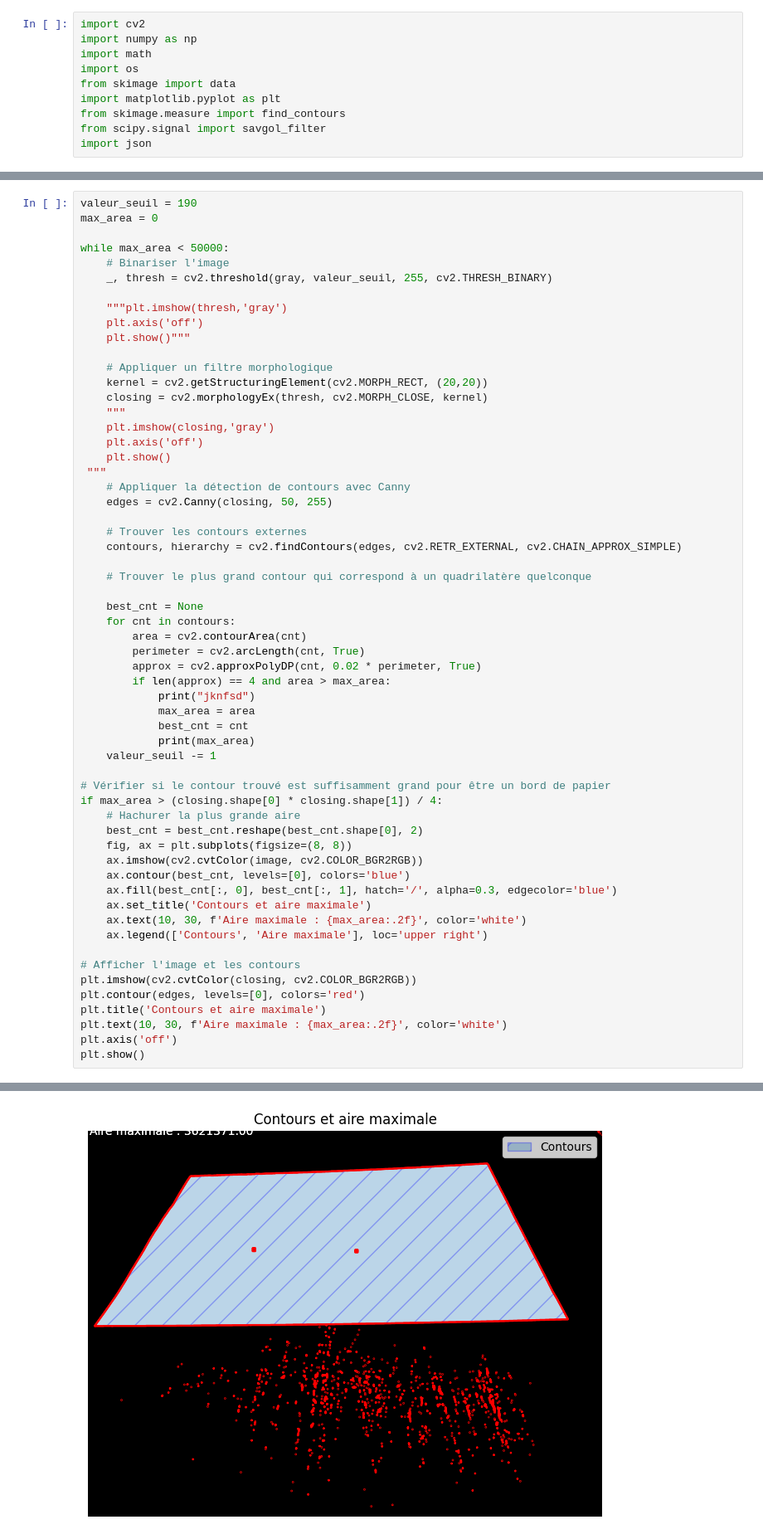
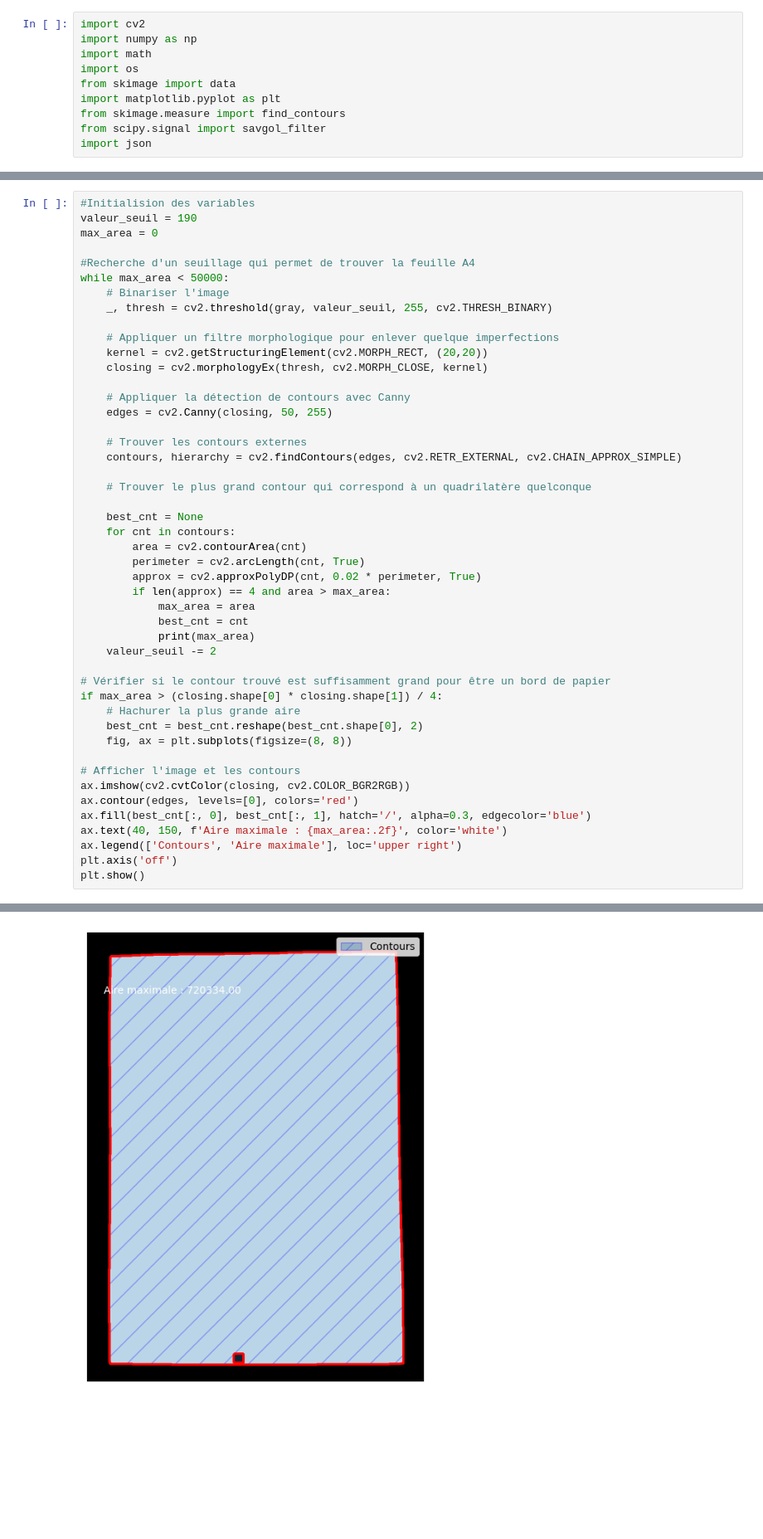
Before and after one commit to AmauryCHRONO/Projet-Transversal, a Jupyter notebook: Image_Analysis/Analysis/main.ipynb, the cells around one changed output, grey strips where cells are left out. Shown at 83% size. Saved outputs shown, nothing was run; the diff lists cells and outputs as text; blank space fills up the shorter version.

```diff
--- a/Image_Analysis/Analysis/main.ipynb
+++ b/Image_Analysis/Analysis/main.ipynb
@@ -55,23 +55,17 @@ plt.show()
 # %%
+#Initialision des variables
 valeur_seuil = 190
 max_area = 0
 
+#Recherche d'un seuillage qui permet de trouver la feuille A4
 while max_area < 50000:
     # Binariser l'image
     _, thresh = cv2.threshold(gray, valeur_seuil, 255, cv2.THRESH_BINARY)
 
-    """plt.imshow(thresh,'gray')
-    plt.axis('off')
-    plt.show()"""
-
-    # Appliquer un filtre morphologique
+    # Appliquer un filtre morphologique pour enlever quelque imperfections
     kernel = cv2.getStructuringElement(cv2.MORPH_RECT, (20,20))
     closing = cv2.morphologyEx(thresh, cv2.MORPH_CLOSE, kernel)
-    """
-    plt.imshow(closing,'gray')
-    plt.axis('off')
-    plt.show()
- """
+
     # Appliquer la détection de contours avec Canny
     edges = cv2.Canny(closing, 50, 255)
 
@@ -86,29 +80,23 @@ while max_area < 50000:
         perimeter = cv2.arcLength(cnt, True)
         approx = cv2.approxPolyDP(cnt, 0.02 * perimeter, True)
         if len(approx) == 4 and area > max_area:
-            print("jknfsd")
             max_area = area
             best_cnt = cnt
             print(max_area)
-    valeur_seuil -= 1
+    valeur_seuil -= 2
 
 # Vérifier si le contour trouvé est suffisamment grand pour être un bord de papier
 if max_area > (closing.shape[0] * closing.shape[1]) / 4:
     # Hachurer la plus grande aire
     best_cnt = best_cnt.reshape(best_cnt.shape[0], 2)
     fig, ax = plt.subplots(figsize=(8, 8))
-    ax.imshow(cv2.cvtColor(image, cv2.COLOR_BGR2RGB))
-    ax.contour(best_cnt, levels=[0], colors='blue')
-    ax.fill(best_cnt[:, 0], best_cnt[:, 1], hatch='/', alpha=0.3, edgecolor='blue')
-    ax.set_title('Contours et aire maximale')
-    ax.text(10, 30, f'Aire maximale : {max_area:.2f}', color='white')
-    ax.legend(['Contours', 'Aire maximale'], loc='upper right')
 
 # Afficher l'image et les contours
-plt.imshow(cv2.cvtColor(closing, cv2.COLOR_BGR2RGB))
-plt.contour(edges, levels=[0], colors='red')
-plt.title('Contours et aire maximale')
-plt.text(10, 30, f'Aire maximale : {max_area:.2f}', color='white')
+ax.imshow(cv2.cvtColor(closing, cv2.COLOR_BGR2RGB))
+ax.contour(edges, levels=[0], colors='red')
+ax.fill(best_cnt[:, 0], best_cnt[:, 1], hatch='/', alpha=0.3, edgecolor='blue')
+ax.text(40, 150, f'Aire maximale : {max_area:.2f}', color='white')
+ax.legend(['Contours', 'Aire maximale'], loc='upper right')
 plt.axis('off')
 plt.show()
 # %% [output]
@@ -121 +107 @@ jknfsd
-[figure, old version]
+[figure, new version]
```
Also changed, not shown: parts of 11 cells of this notebook, 19 other files.
